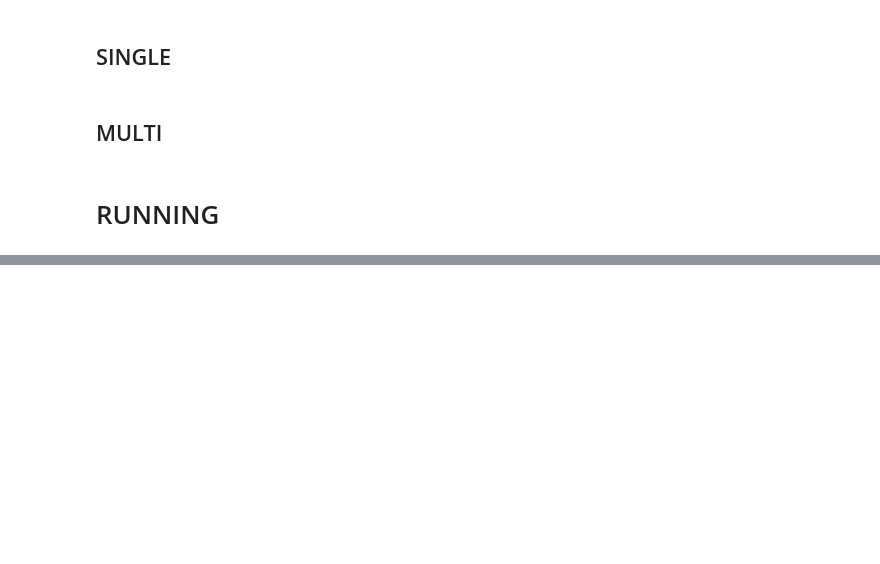
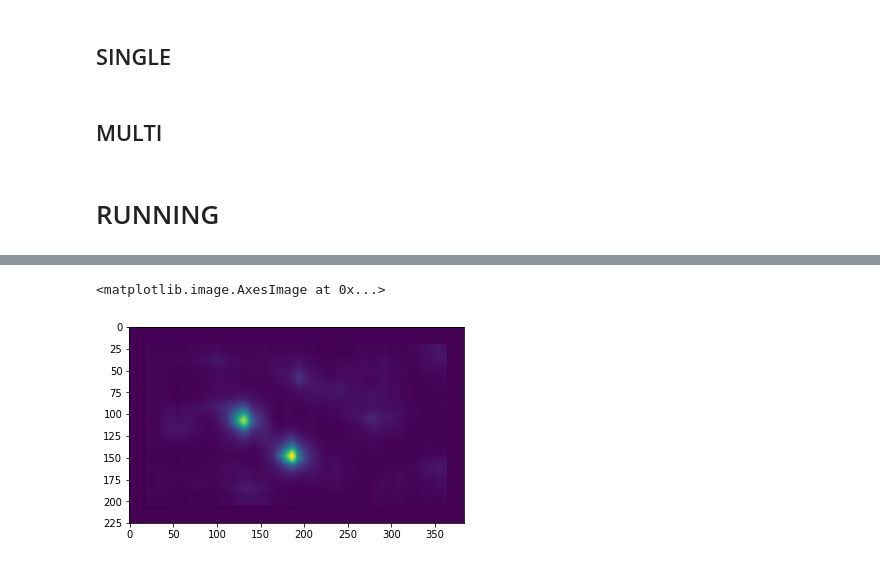
Before and after one commit to kamata1729/QATM_pytorch, a Jupyter notebook: qatm_pytorch.ipynb, the cells around one changed output, grey strips where cells are left out. Drawn from its saved outputs; the diff is of its cells as text; code cells hidden in the pictures; blank space fills up the shorter version.

```diff
--- a/qatm_pytorch.ipynb
+++ b/qatm_pytorch.ipynb
@@ -291,0 +293,5 @@ d_img = plot_result_multi(image_raw, boxes, indices, show=True, save_name='resul
+# %%
+plt.imshow(scores[0])
+# %% [output]
+<matplotlib.image.AxesImage at 0x...>
+[figure, added]
```
Also changed, not shown: parts of 8 cells of this notebook, 6 other files.
